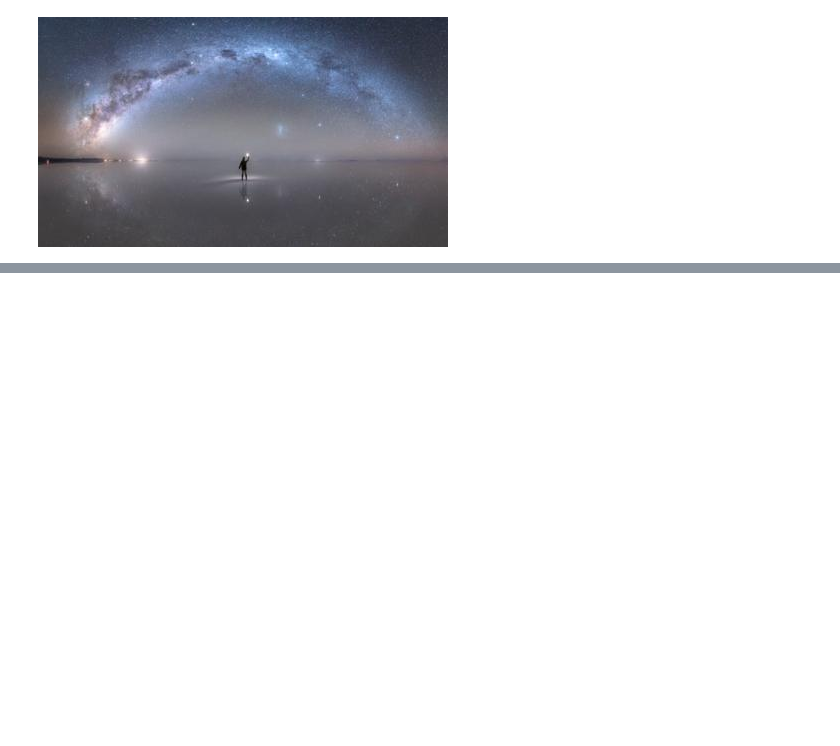
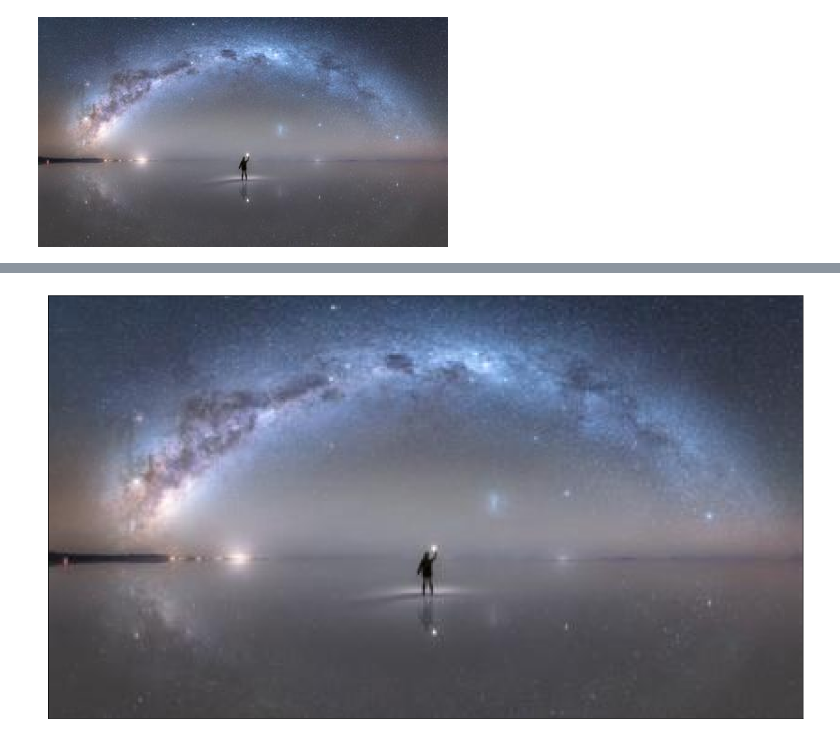
Before and after one commit to JuanRenza/Imagenes, a Jupyter notebook: Clase1.ipynb, the cells around one changed output, grey strips where cells are left out. Cells and saved outputs as stored; diff of their text form; code cells hidden in the pictures; blank space fills up the shorter version.

```diff
--- a/Clase1.ipynb
+++ b/Clase1.ipynb
@@ -67,0 +62,33 @@ plt.show()
+# %%
+#Importo librerias del sistema
+import os
+
+#Creo una nueva ruta para importar archivos
+path = '/content/drive/My Drive/colab/Imagenes'
+
+#Cambio el directorio con la función chdir de os
+
+os.chdir(path)
+
+#Leo la imagen y creo una figura
+imgBGR = cv2.imread('prueba.png', cv2.IMREAD_COLOR)
+plt.figure(figsize=(15,15))
+
+#Cambio el espacio de color de figuras BGR a RGB
+imgRGB = cv2.cvtColor(imgBGR, cv2.COLOR_BGR2RGB)
+
+#Cambio el espacio de color de la figura de BGR a Grises
+imgGRAY = cv2.cvtColor(imgBGR, cv2.COLOR_BGR2GRAY)
+
+
+plt.imshow(imgRGB)
+
+#Removemos los valores de los ejes
+
+plt.xticks([])
+plt.yticks([])
+
+#Muestro la imagen dentro de la figura creada
+plt.show()
+# %% [output]
+[figure, added]
```
Also changed, not shown: parts of 8 cells of this notebook.
